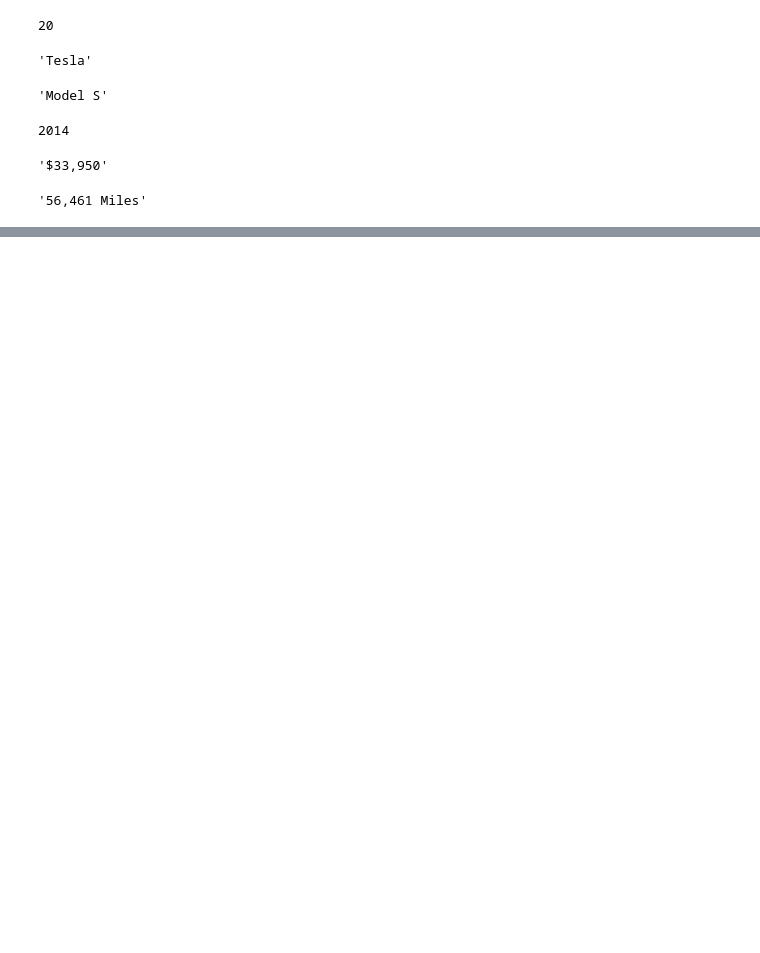
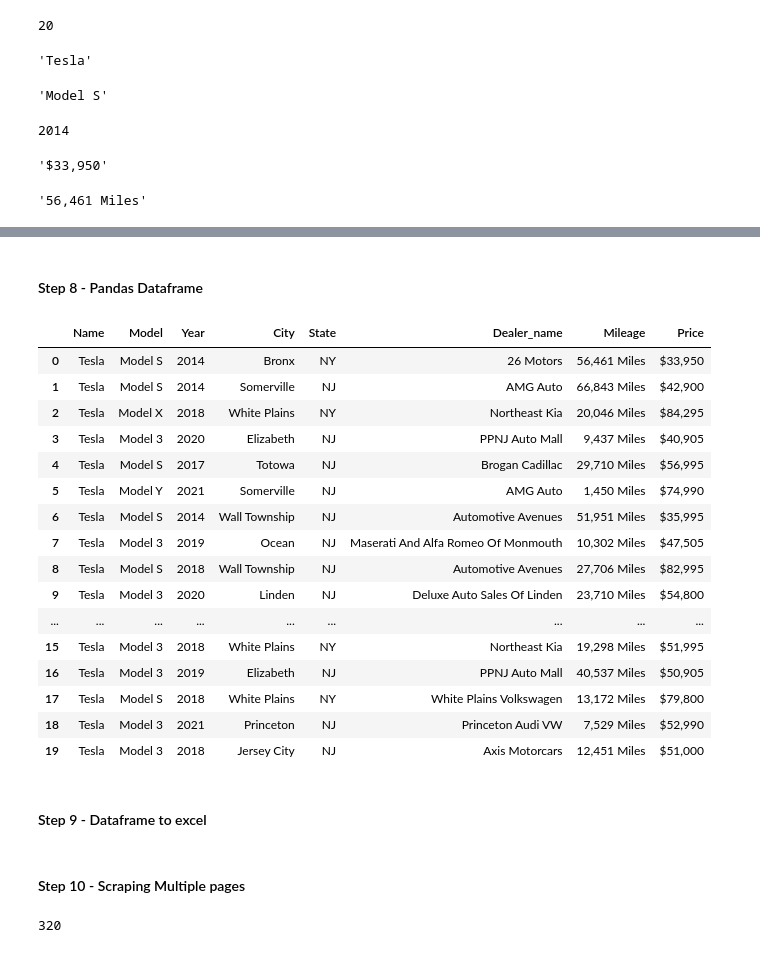
Before and after one commit to Anassedemnati/Ebooks.com_Web_Scraping, a Jupyter notebook: AutolistTeslaNy.ipynb, the cells around one changed output, grey strips where cells are left out. Drawn from its saved outputs; the diff is of its cells as text; code cells hidden in the pictures; blank space fills up the shorter version.

Commit message:
Multiple page scraping tesla cars

```diff
--- a/AutolistTeslaNy.ipynb
+++ b/AutolistTeslaNy.ipynb
@@ -133,0 +148,18 @@ results_json[0]['mileage']
+# %%
+name= []
+model= []
+year= []
+price= []
+mileage= []
+city= []
+state= []
+dealer_name= []
+for result in results_json:
+    name.append(result['make'])
+    model.append(result['model'])
+    year.append(result['year'])
+    price.append(result['price'])
+    mileage.append(result['mileage'])
+    city.append(result['city'])
+    state.append(result['state'])
+    dealer_name.append(result['dealer_name'])
@@ -133,0 +262,26 @@ results_json[0]['mileage']
+# %% [markdown]
+#### Step 8 - Pandas Dataframe
+# %%
+cars_df= pd.DataFrame({'Name':name,'Model':model,'Year':year,'City':city,'State':state,'Dealer_name':dealer_name,'Mileage':mileage,'Price':price})
+# %%
+cars_df
+# %% [output]
+|  | Name | Model | Year | City | State | Dealer_name | Mileage | Price |
+| 0 | Tesla | Model S | 2014 | Bronx | NY | 26 Motors | 56,461 Miles | $33,950 |
+| 1 | Tesla | Model S | 2014 | Somerville | NJ | AMG Auto | 66,843 Miles | $42,900 |
+| 2 | Tesla | Model X | 2018 | White Plains | NY | Northeast Kia | 20,046 Miles | $84,295 |
+| 3 | Tesla | Model 3 | 2020 | Elizabeth | NJ | PPNJ Auto Mall | 9,437 Miles | $40,905 |
+| 4 | Tesla | Model S | 2017 | Totowa | NJ | Brogan Cadillac | 29,710 Miles | $56,995 |
+| 5 | Tesla | Model Y | 2021 | Somerville | NJ | AMG Auto | 1,450 Miles | $74,990 |
+| 6 | Tesla | Model S | 2014 | Wall Township | NJ | Automotive Avenues | 51,951 Miles | $35,995 |
+| 7 | Tesla | Model 3 | 2019 | Ocean | NJ | Maserati And Alfa Romeo Of Monmouth | 10,302 Miles | $47,505 |
+| 8 | Tesla | Model S | 2018 | Wall Township | NJ | Automotive Avenues | 27,706 Miles | $82,995 |
+| 9 | Tesla | Model 3 | 2020 | Linden | NJ | Deluxe Auto Sales Of Linden | 23,710 Miles | $54,800 |
+| ... | ... | ... | ... | ... | ... | ... | ... | ... |
+| 15 | Tesla | Model 3 | 2018 | White Plains | NY | Northeast Kia | 19,298 Miles | $51,995 |
+| 16 | Tesla | Model 3 | 2019 | Elizabeth | NJ | PPNJ Auto Mall | 40,537 Miles | $50,905 |
+| 17 | Tesla | Model S | 2018 | White Plains | NY | White Plains Volkswagen | 13,172 Miles | $79,800 |
+| 18 | Tesla | Model 3 | 2021 | Princeton | NJ | Princeton Audi VW | 7,529 Miles | $52,990 |
+| 19 | Tesla | Model 3 | 2018 | Jersey City | NJ | Axis Motorcars | 12,451 Miles | $51,000 |
+# %% [markdown]
+#### Step 9 - Dataframe to excel
@@ -133,0 +290,2 @@ results_json[0]['mileage']
+# %% [markdown]
+#### Step 10 - Scraping Multiple pages
@@ -133,0 +349,4 @@ results_json[0]['mileage']
+# %%
+len(name)
+# %% [output]
+320
```
Also changed, not shown: parts of 16 cells of this notebook, 1 other file.
